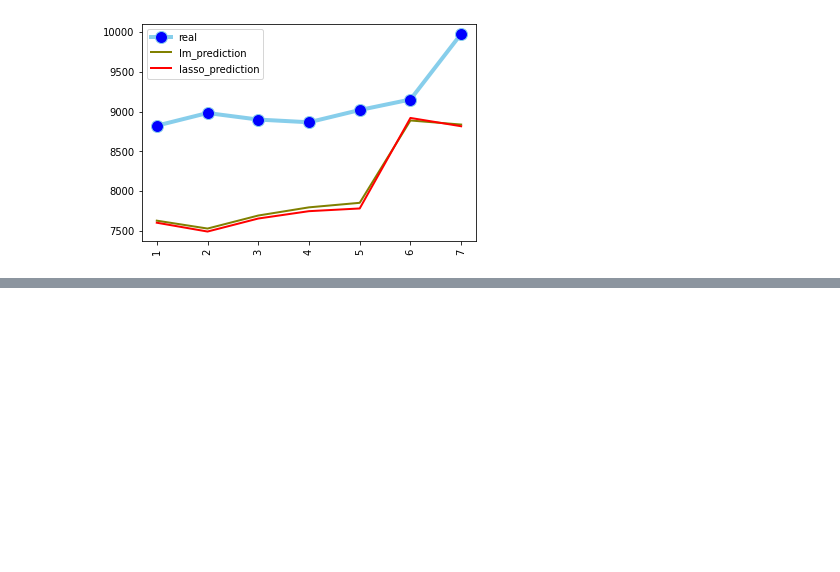
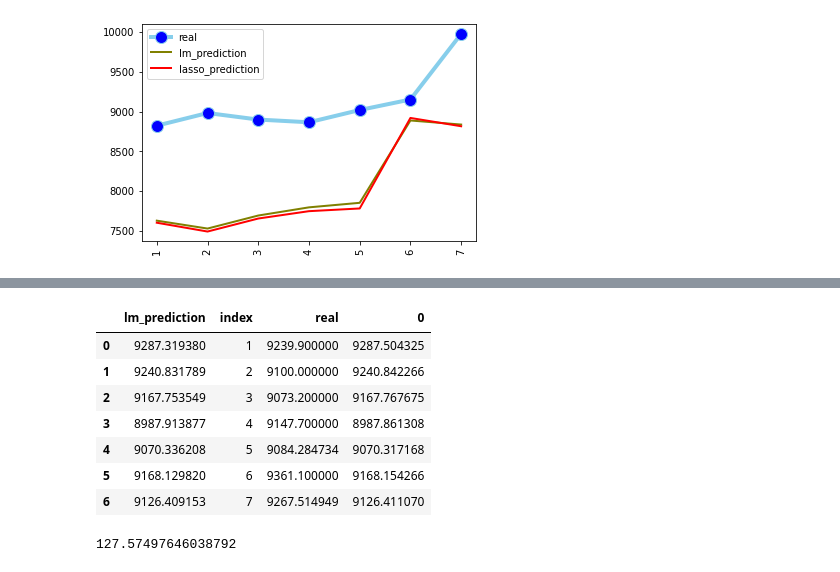
Before and after one commit to DonaldTurton/iLab2, a Jupyter notebook: Mdoelling_1.ipynb, the cells around one changed output, grey strips where cells are left out. Saved outputs shown, nothing was run; the diff lists cells and outputs as text; code cells hidden in the pictures; blank space fills up the shorter version.

```diff
--- a/Mdoelling_1.ipynb
+++ b/Mdoelling_1.ipynb
@@ -599,0 +601,2 @@ plt.legend()
+# %%
+params = {'alpha': [1e-15, 1e-10, 1e-8, 1e-4, 1e-3, 1e-2, 1, 5, 10, 20]}
@@ -599,0 +633,11 @@ plt.legend()
+# %%
+merge
+# %% [output]
+|  | lm_prediction | index | real | 0 |
+| 0 | 9287.319380 | 1 | 9239.900000 | 9287.504325 |
+| 1 | 9240.831789 | 2 | 9100.000000 | 9240.842266 |
+| 2 | 9167.753549 | 3 | 9073.200000 | 9167.767675 |
+| 3 | 8987.913877 | 4 | 9147.700000 | 8987.861308 |
+| 4 | 9070.336208 | 5 | 9084.284734 | 9070.317168 |
+| 5 | 9168.129820 | 6 | 9361.100000 | 9168.154266 |
+| 6 | 9126.409153 | 7 | 9267.514949 | 9126.411070 |
@@ -599,0 +648,5 @@ plt.legend()
+# %%
+MSE = mean_squared_error(y_true = merge.real, y_pred = merge.lasso_prediction)
+np.sqrt(MSE)
+# %% [output]
+127.57497646038792
```
Also changed, not shown: parts of 30 cells of this notebook.
